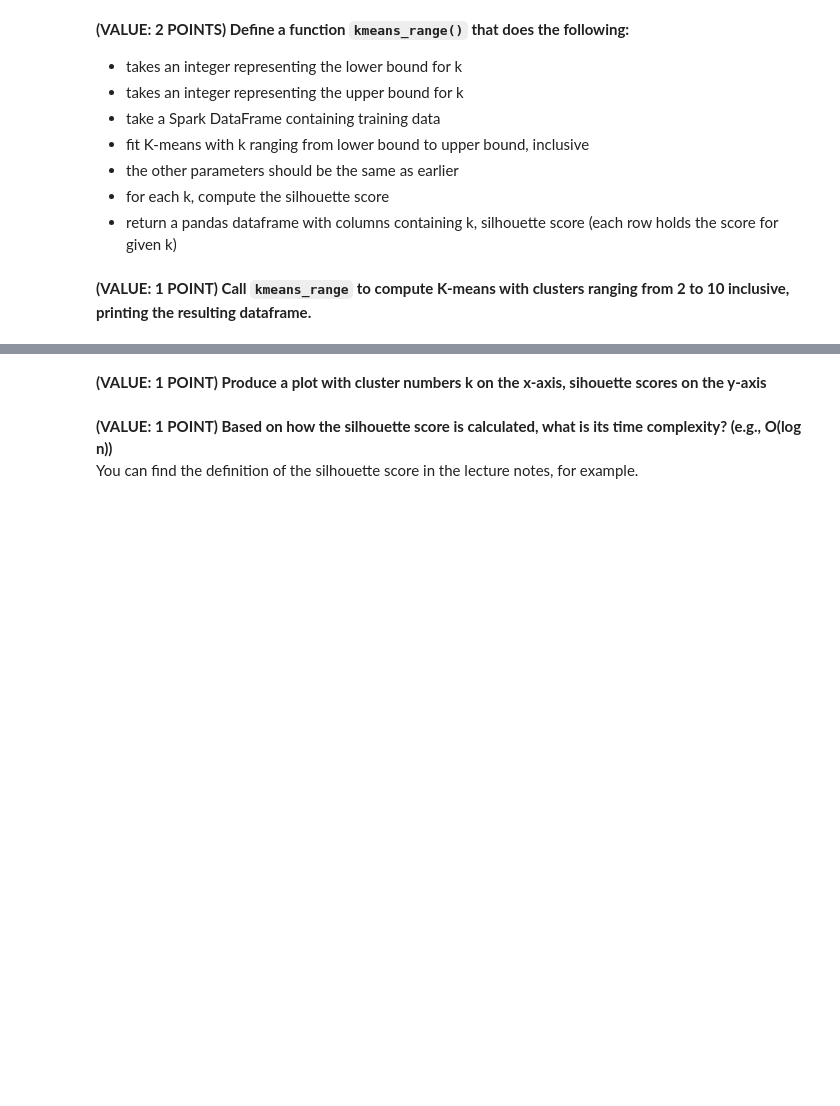
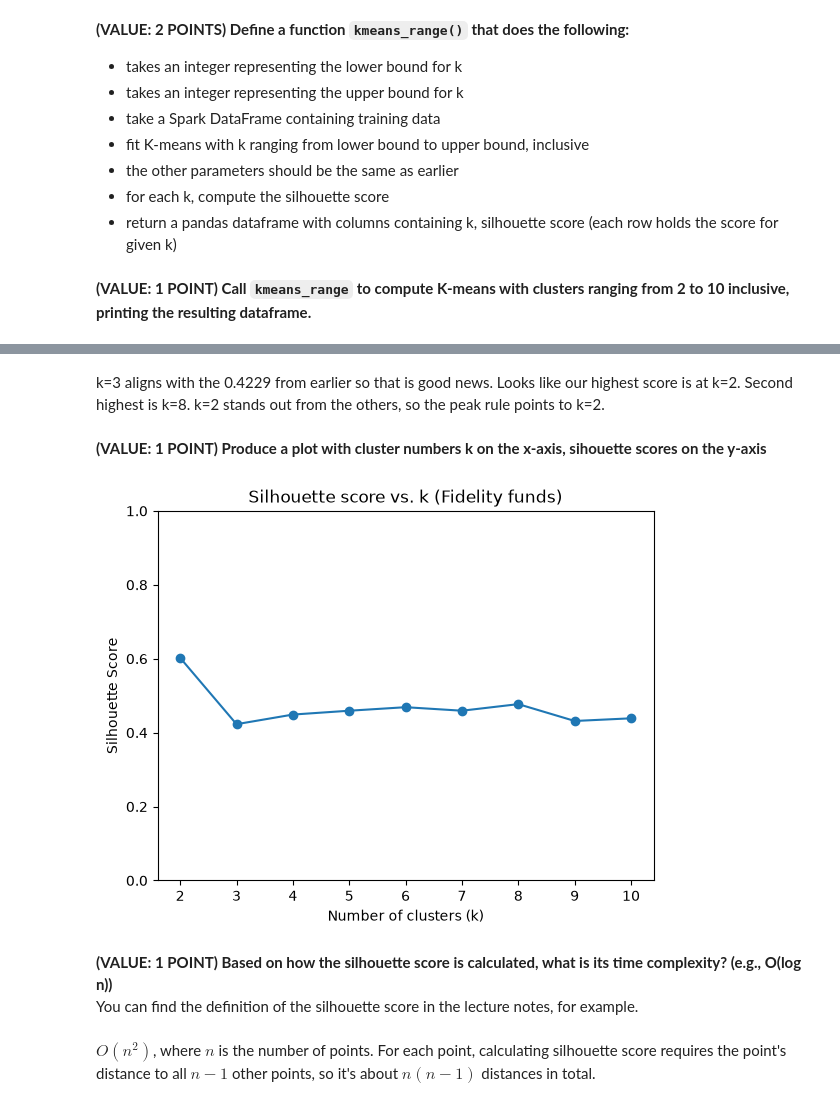
Before and after one commit to ssegaloff/distributed_computing, a Jupyter notebook: 05_clustering_and_dim_reduction/fidelity_fund_clustering_sabine.ipynb, the cells around one changed output, grey strips where cells are left out. Cells and saved outputs as stored; diff of their text form; code cells hidden in the pictures; blank space fills up the shorter version.

```diff
--- a/05_clustering_and_dim_reduction/fidelity_fund_clustering_sabine.ipynb
+++ b/05_clustering_and_dim_reduction/fidelity_fund_clustering_sabine.ipynb
@@ -70,5 +120,37 @@ Use parameters:
 - the other parameters should be the same as earlier
 - for each k, compute the silhouette score
 - return a pandas dataframe with columns containing k, silhouette score (each row holds the score for given k)
+# %%
+def kmeans_range(lower, upper, features_df):
+    """
+    Fit k-means for each k in a range and score each fit.
+
+    For every integer k from `lower` to `upper` (inclusive), fits KMeans
+    with seed=314 and maxIter=10, then computes the silhouette score
+    (ClusteringEvaluator's default, squared Euclidean distance).
+
+    Args:
+        lower: Smallest k to try (int).
+        upper: Largest k to try (int); included in the range.
+        features_df: Spark DataFrame with an assembled "features" vector column.
+
+    Returns:
+        pandas DataFrame with one row per k and columns "k" and "silhouette".
+    """
+
+    scores = []
+    evaluator = ClusteringEvaluator() # evaluate; not dependent on k so create outside loop
+
+    for k in range(lower, upper +1):
+        kmeans = KMeans().setK(k).setSeed(314).setMaxIter(10)
+        model = kmeans.fit(features_df) # fit
+        predictions = model.transform(features_df) # transform
+        score = evaluator.evaluate(predictions) # get silhouette score
+        scores.append((k, score)) # append to list
+
+    return pd.DataFrame(scores, columns=['k','silhouette']) # return pandas df made from list
 # %% [markdown]
 **(VALUE: 1 POINT) Call `kmeans_range` to compute K-means with clusters ranging from 2 to 10 inclusive, printing the resulting dataframe.**
+# %%
+results = kmeans_range(2, 10, dataset)
+print(results)
@@ -75,5 +176,21 @@ Use parameters:
+# %% [markdown]
+k=3 aligns with the 0.4229 from earlier so that is good news. Looks like our highest score is at k=2. Second highest is k=8. k=2 stands out from the others, so the peak rule points to k=2.
 # %% [markdown]
 **(VALUE: 1 POINT) Produce a plot with cluster numbers k on the x-axis, sihouette scores on the y-axis**
+# %%
+fig, ax = plt.subplots()
+ax.plot(results["k"], results["silhouette"], marker="o")
+ax.set_xlabel(xlabel='Number of clusters (k)')
+ax.set_ylabel(ylabel='Silhouette Score')
+ax.set_title("Silhouette score vs. k (Fidelity funds)")
+ax.set_xticks(results["k"])
+ax.set_ylim(0,1) # show the true scale
+
+plt.show()
+# %% [output]
+[figure, added]
 # %% [markdown]
 **(VALUE: 1 POINT) Based on how the silhouette score is calculated, what is its time complexity? (e.g., O(log n))**
 You can find the definition of the silhouette score in the lecture notes, for example.
+# %% [markdown]
+$O(n^2)$, where $n$ is the number of points. For each point, calculating silhouette score requires the point's distance to all $n-1$ other points, so it's about $n(n-1)$ distances in total.
```
Also changed, not shown: parts of 7 cells of this notebook.
